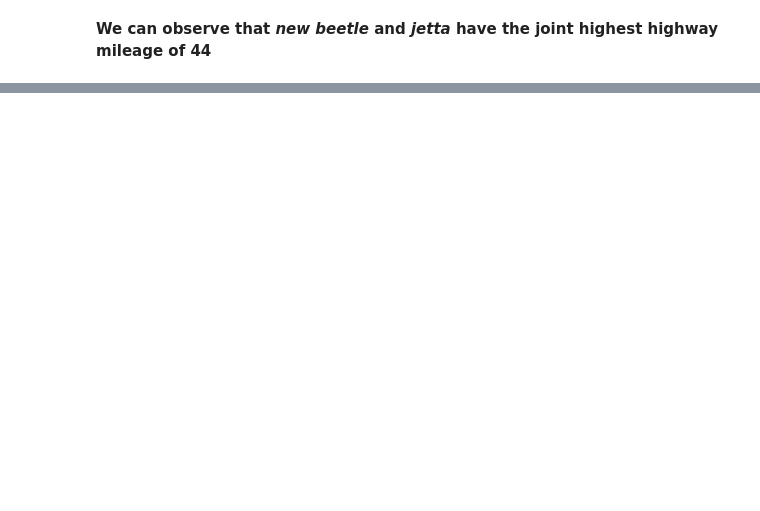
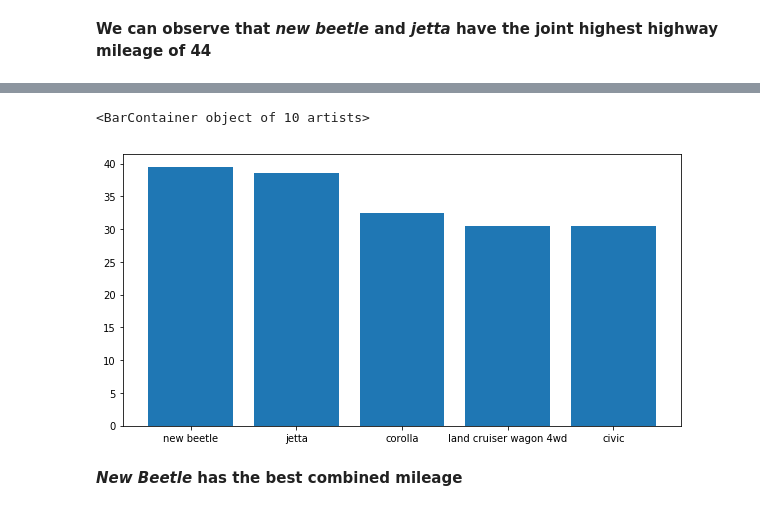
Before and after one commit to anish2197/data-analystics, a Jupyter notebook: Day 2.ipynb, the cells around one changed output, grey strips where cells are left out. Cells and saved outputs as stored; diff of their text form; code cells hidden in the pictures; blank space fills up the shorter version.

Commit message:
calculated combined mileage

```diff
--- a/Day 2.ipynb
+++ b/Day 2.ipynb
@@ -134,0 +131,18 @@ plt.bar(dfTemp["manufacturer"], dfTemp["highway max"])
+# %%
+x = df["model"].unique()
+dfTemp = pd.DataFrame(columns=["model", "combined mileage"])
+
+for model in x:
+
+    for i in range(234):
+
+        if df["model"].iloc[i] == model:
+
+            city = df["cty"].iloc[i]
+            highway = df["hwy"].iloc[i]
+            average = (city+highway)/2
+
+        dfTemp = dfTemp.append({"model":model, "combined mileage":average},ignore_index=True)
+# %%
+dfTemp = dfTemp.sort_values(by="combined mileage", ascending = False)
+dfTemp = dfTemp.drop_duplicates(keep="first")
@@ -134,0 +158,9 @@ plt.bar(dfTemp["manufacturer"], dfTemp["highway max"])
+# %%
+dfTemp2 = dfTemp[0:10]
+plt.figure(figsize=(10,5))
+plt.bar(dfTemp2["model"], dfTemp2["combined mileage"])
+# %% [output]
+<BarContainer object of 10 artists>
+[figure, added]
+# %% [markdown]
+***New Beetle* has the best combined mileage**
```
Also changed, not shown: parts of 7 cells of this notebook.
